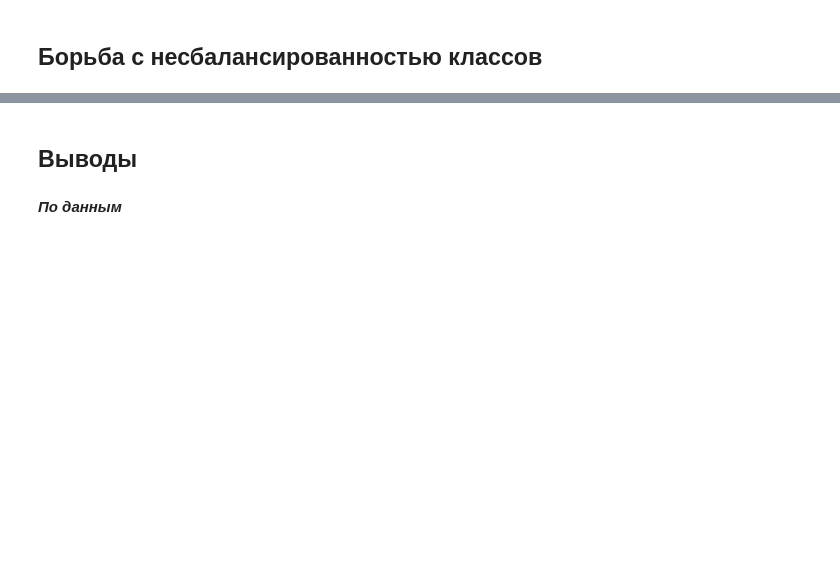
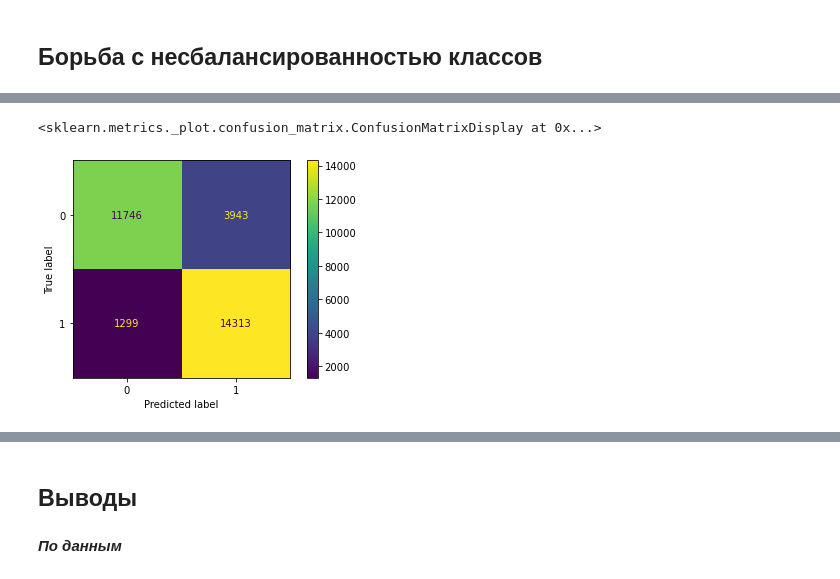
Before and after one commit to NikitaZel/ML, a Jupyter notebook: LAB1.ipynb, the cells around one changed output, grey strips where cells are left out. Cells and saved outputs as stored; diff of their text form; code cells hidden in the pictures; blank space fills up the shorter version.

```diff
--- a/LAB1.ipynb
+++ b/LAB1.ipynb
@@ -747,0 +773,3 @@ print('Ошибка на тестовой выборке: ', err_test)
+# %%
+X = balance_data.drop(['Response'], axis=1)
+y = balance_data['Response']
@@ -747,0 +825,5 @@ print('Ошибка на тестовой выборке: ', err_test)
+# %%
+plot_confusion_matrix(gbt, X_test, y_test)
+# %% [output]
+<sklearn.metrics._plot.confusion_matrix.ConfusionMatrixDisplay at 0x...>
+[figure, added]
```
Also changed, not shown: parts of 11 cells of this notebook.
